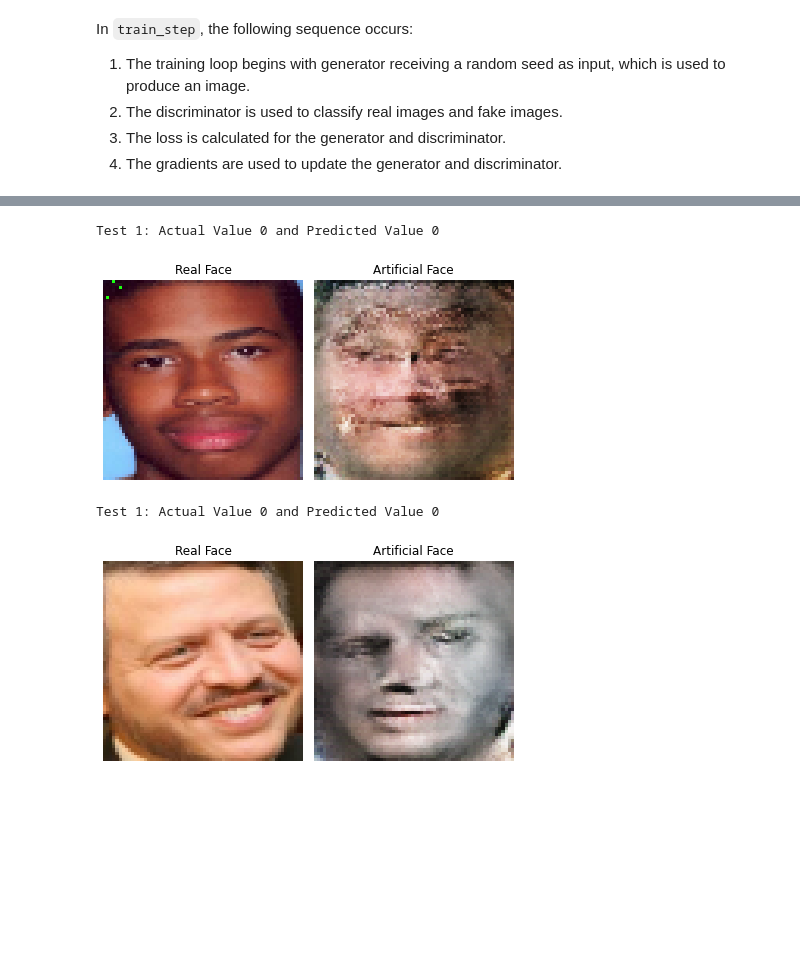
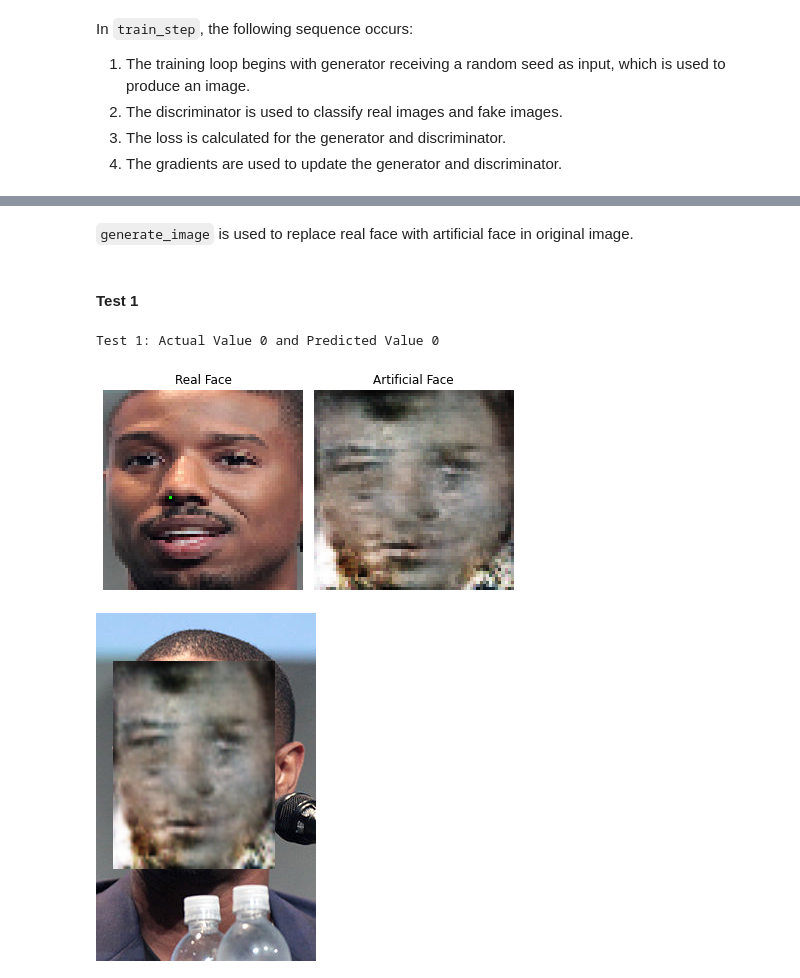
Before and after one commit to BenGriffith/data-science, a Jupyter notebook: capstone/final/generative-adversarial-network.ipynb, the cells around one changed output, grey strips where cells are left out. Saved outputs shown, nothing was run; the diff lists cells and outputs as text; code cells hidden in the pictures; blank space fills up the shorter version.

````diff
--- a/capstone/final/generative-adversarial-network.ipynb
+++ b/capstone/final/generative-adversarial-network.ipynb
@@ -834,7 +858,7 @@ male_gan = tf.keras.models.load_model('../gdrive/My Drive/colab/gan/supporting/m
 #female_gan = tf.keras.models.load_model('../gdrive/My Drive/colab/gan/supporting/female_generator_model.h5', compile=False)
 # %%
 # Test image path
-test_image_files = ['face_14879_0.png', 'face_14888_0.png', 'face_30100_1.png', 'face_30101_1.png']
+test_image_files = ['face_14879_0.png', 'face_14888_0.png', 'face_35044_1.png', 'face_35694_1.png']
 test_image_path = '../gdrive/My Drive/colab/gan/images/'
 test_temp = '../gdrive/My Drive/colab/gan/temp/'
 
@@ -850,6 +874,7 @@ for test_image_file in test_image_files:
 
     # Load test image
     test_image = cv2.imread(temp_dir)
+    test_image_copy = test_image.copy()
     (h, w) = test_image.shape[:2]
 
     # Blob for the test image
@@ -878,7 +903,6 @@ for test_image_file in test_image_files:
 
     # Test face image processing
     test_face_image = cv2.imread(test_temp + test_image_file)[:,:,::-1] # Convert to RGB
-    test_face_image_copy_full_size = test_face_image.copy()
     test_face_image_copy = test_face_image.copy()
     test_face_image_copy = cv2.resize(test_face_image_copy, (64, 64))
     test_face_image = cv2.resize(test_face_image, (64, 64))
@@ -898,8 +922,10 @@ for test_image_file in test_image_files:
     if test_image_prediction[0][0] == 0:
         male_face = male_gan.predict(gan_seed)
         male_face = male_face[0, :, :]
-        plot_information.append([test_face_image_label, test_image_prediction[0][0], test_face_image_copy, male_face, test_face_image_copy_full_size])
+        plot_information.append([test_face_image_label, test_image_prediction[0][0],
+                                 test_face_image_copy, male_face, test_image_copy,
+                                 startY, endY, startX, endX])
     #else:
     #    female_face = female_gan.predict(gan_seed)
     #    female_face = female_face[0, :, :]
-    #    plot_information.append([test_face_image_label, test_image_prediction[0][0], test_face_image_copy, female_face, test_face_image_copy_full_size])
+    #    plot_information.append([test_face_image_label, test_image_prediction[0][0], test_face_image_copy, female_face, test_image_copy])
@@ -906,12 +934,13 @@ for test_image_file in test_image_files:
 # %%
-fig, (ax1, ax2) = plt.subplots(1, 2)
+def comparison(index):
+    fig, (ax1, ax2) = plt.subplots(1, 2)
 
-print('Test {}: Actual Value {} and Predicted Value {}'.format(str(1), plot_information[0][0], plot_information[0][1]))
-ax1.imshow((plot_information[0][2] + 255).astype(np.uint8))
-ax1.set_title('Real Face')
-ax1.axis('off')
-ax2.imshow((plot_information[0][3] * 127.5 + 127.5).astype(np.uint8))
-ax2.set_title('Artificial Face')
-ax2.axis('off')
+    print('Test {}: Actual Value {} and Predicted Value {}'.format(str(1), plot_information[index][0], plot_information[index][1]))
+    ax1.imshow((plot_information[index][2] + 255).astype(np.uint8))
+    ax1.set_title('Real Face')
+    ax1.axis('off')
+    ax2.imshow((plot_information[index][3] * 127.5 + 127.5).astype(np.uint8))
+    ax2.set_title('Artificial Face')
+    ax2.axis('off')
 
-plt.tight_layout()
+    plt.tight_layout()
@@ -936,30 +947,2 @@ Test 2: Actual Value 0 and Predicted Value 0
-# %%
-fig, (ax1, ax2) = plt.subplots(1, 2)
-
-print('Test {}: Actual Value {} and Predicted Value {}'.format(str(1), plot_information[2][0], plot_information[2][1]))
-ax1.imshow((plot_information[2][2] + 255).astype(np.uint8))
-ax1.set_title('Real Face')
-ax1.axis('off')
-ax2.imshow((plot_information[2][3] * 127.5 + 127.5).astype(np.uint8))
-ax2.set_title('Artificial Face')
-ax2.axis('off')
-
-plt.tight_layout()
-# %% [output]
-Test 1: Actual Value 0 and Predicted Value 0
-[figure, removed]
-# %%
-fig, (ax1, ax2) = plt.subplots(1, 2)
-
-print('Test {}: Actual Value {} and Predicted Value {}'.format(str(1), plot_information[3][0], plot_information[3][1]))
-ax1.imshow((plot_information[3][2] + 255).astype(np.uint8))
-ax1.set_title('Real Face')
-ax1.axis('off')
-ax2.imshow((plot_information[3][3] * 127.5 + 127.5).astype(np.uint8))
-ax2.set_title('Artificial Face')
-ax2.axis('off')
-
-plt.tight_layout()
-# %% [output]
-Test 1: Actual Value 0 and Predicted Value 0
-[figure, removed]
+# %% [markdown]
+```generate_image``` is used to replace real face with artificial face in original image.
@@ -965,0 +961,11 @@ Test 1: Actual Value 0 and Predicted Value 0
+# %% [markdown]
+#### Test 1
+# %%
+comparison(0)
+# %% [output]
+Test 1: Actual Value 0 and Predicted Value 0
+[figure, added]
+# %%
+generate_image(0)
+# %% [output]
+[figure, added]
````
Also changed, not shown: parts of 29 cells of this notebook.
